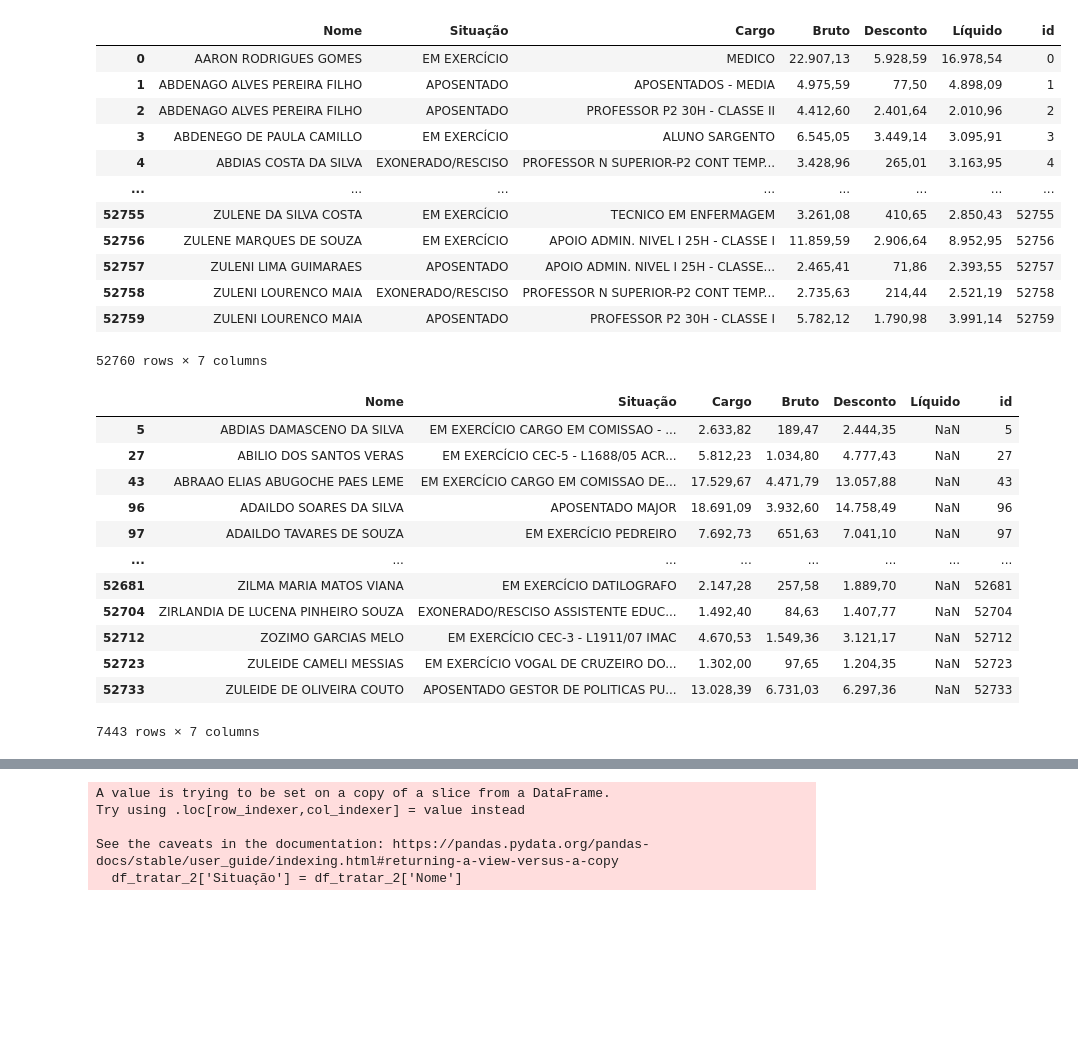
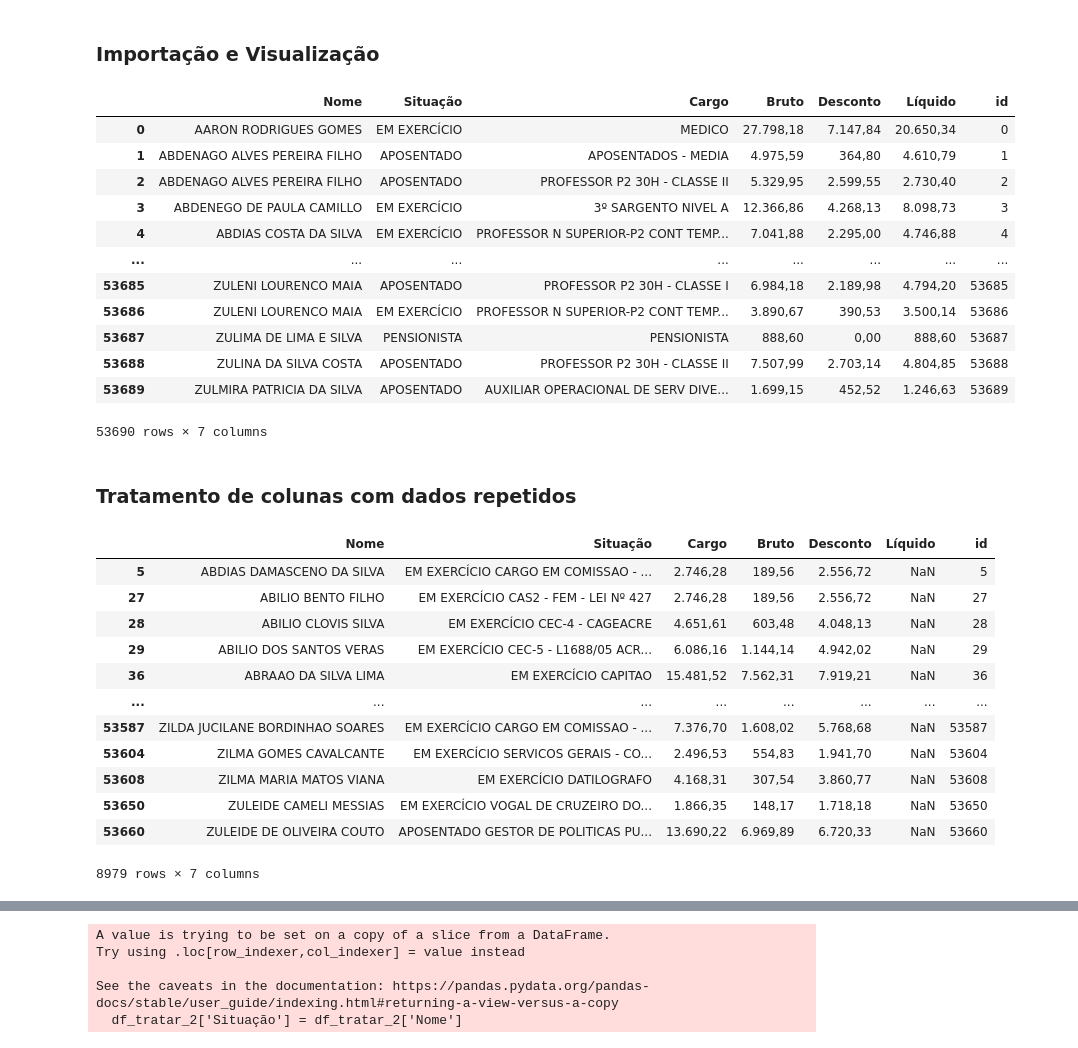
Before and after one commit to Maya42-bit/WebScraping_com_selenium_gov_Acre, a Jupyter notebook: tratamento.ipynb, the cells around one changed output, grey strips where cells are left out. Saved outputs shown, nothing was run; the diff lists cells and outputs as text; code cells hidden in the pictures; blank space fills up the shorter version.

```diff
--- a/tratamento.ipynb
+++ b/tratamento.ipynb
@@ -1,3 +1,5 @@
+# %% [markdown]
+### Importação e Visualização
 # %%
 #Import das bibliotecas
 
@@ -7,25 +9,27 @@ import re
 # %%
 #Ler o arquivo
 #update df set Situação = trim(Situação)
 
-df = pd.read_csv("Bases/acre_boladao_FEV_2023.csv", sep=',')
+df = pd.read_csv("Bases/acre_boladao_JUN_2023.csv", sep=',')
 df['id'] = range(len(df))
 df['Situação'] = df['Situação'].str.strip()
 df
 # %% [output]
 |  | Nome | Situação | Cargo | Bruto | Desconto | Líquido | id |
-| 0 | AARON RODRIGUES GOMES | EM EXERCÍCIO | MEDICO | 22.907,13 | 5.928,59 | 16.978,54 | 0 |
-| 1 | ABDENAGO ALVES PEREIRA FILHO | APOSENTADO | APOSENTADOS - MEDIA | 4.975,59 | 77,50 | 4.898,09 | 1 |
-| 2 | ABDENAGO ALVES PEREIRA FILHO | APOSENTADO | PROFESSOR P2 30H - CLASSE II | 4.412,60 | 2.401,64 | 2.010,96 | 2 |
-| 3 | ABDENEGO DE PAULA CAMILLO | EM EXERCÍCIO | ALUNO SARGENTO | 6.545,05 | 3.449,14 | 3.095,91 | 3 |
-| 4 | ABDIAS COSTA DA SILVA | EXONERADO/RESCISO | PROFESSOR N SUPERIOR-P2 CONT TEMP... | 3.428,96 | 265,01 | 3.163,95 | 4 |
+| 0 | AARON RODRIGUES GOMES | EM EXERCÍCIO | MEDICO | 27.798,18 | 7.147,84 | 20.650,34 | 0 |
+| 1 | ABDENAGO ALVES PEREIRA FILHO | APOSENTADO | APOSENTADOS - MEDIA | 4.975,59 | 364,80 | 4.610,79 | 1 |
+| 2 | ABDENAGO ALVES PEREIRA FILHO | APOSENTADO | PROFESSOR P2 30H - CLASSE II | 5.329,95 | 2.599,55 | 2.730,40 | 2 |
+| 3 | ABDENEGO DE PAULA CAMILLO | EM EXERCÍCIO | 3º SARGENTO NIVEL A | 12.366,86 | 4.268,13 | 8.098,73 | 3 |
+| 4 | ABDIAS COSTA DA SILVA | EM EXERCÍCIO | PROFESSOR N SUPERIOR-P2 CONT TEMP... | 7.041,88 | 2.295,00 | 4.746,88 | 4 |
 | ... | ... | ... | ... | ... | ... | ... | ... |
-| 52755 | ZULENE DA SILVA COSTA | EM EXERCÍCIO | TECNICO EM ENFERMAGEM | 3.261,08 | 410,65 | 2.850,43 | 52755 |
-| 52756 | ZULENE MARQUES DE SOUZA | EM EXERCÍCIO | APOIO ADMIN. NIVEL I 25H - CLASSE I | 11.859,59 | 2.906,64 | 8.952,95 | 52756 |
-| 52757 | ZULENI LIMA GUIMARAES | APOSENTADO | APOIO ADMIN. NIVEL I 25H - CLASSE... | 2.465,41 | 71,86 | 2.393,55 | 52757 |
-| 52758 | ZULENI LOURENCO MAIA | EXONERADO/RESCISO | PROFESSOR N SUPERIOR-P2 CONT TEMP... | 2.735,63 | 214,44 | 2.521,19 | 52758 |
-| 52759 | ZULENI LOURENCO MAIA | APOSENTADO | PROFESSOR P2 30H - CLASSE I | 5.782,12 | 1.790,98 | 3.991,14 | 52759 |
+| 53685 | ZULENI LOURENCO MAIA | APOSENTADO | PROFESSOR P2 30H - CLASSE I | 6.984,18 | 2.189,98 | 4.794,20 | 53685 |
+| 53686 | ZULENI LOURENCO MAIA | EM EXERCÍCIO | PROFESSOR N SUPERIOR-P2 CONT TEMP... | 3.890,67 | 390,53 | 3.500,14 | 53686 |
+| 53687 | ZULIMA DE LIMA E SILVA | PENSIONISTA | PENSIONISTA | 888,60 | 0,00 | 888,60 | 53687 |
+| 53688 | ZULINA DA SILVA COSTA | APOSENTADO | PROFESSOR P2 30H - CLASSE II | 7.507,99 | 2.703,14 | 4.804,85 | 53688 |
+| 53689 | ZULMIRA PATRICIA DA SILVA | APOSENTADO | AUXILIAR OPERACIONAL DE SERV DIVE... | 1.699,15 | 452,52 | 1.246,63 | 53689 |
-52760 rows × 7 columns
+53690 rows × 7 columns
+# %% [markdown]
+### Tratamento de colunas com dados repetidos
 # %%
 #Copiar para um novo dataframe os que estão a coluna SITUAÇÃO errada
 
@@ -33,18 +37,18 @@ df_tratar = df[df['Líquido'].isnull()]
 df_tratar
 # %% [output]
 |  | Nome | Situação | Cargo | Bruto | Desconto | Líquido | id |
-| 5 | ABDIAS DAMASCENO DA SILVA | EM EXERCÍCIO CARGO EM COMISSAO - ... | 2.633,82 | 189,47 | 2.444,35 | NaN | 5 |
-| 27 | ABILIO DOS SANTOS VERAS | EM EXERCÍCIO CEC-5 - L1688/05 ACR... | 5.812,23 | 1.034,80 | 4.777,43 | NaN | 27 |
-| 43 | ABRAAO ELIAS ABUGOCHE PAES LEME | EM EXERCÍCIO CARGO EM COMISSAO DE... | 17.529,67 | 4.471,79 | 13.057,88 | NaN | 43 |
-| 96 | ADAILDO SOARES DA SILVA | APOSENTADO MAJOR | 18.691,09 | 3.932,60 | 14.758,49 | NaN | 96 |
-| 97 | ADAILDO TAVARES DE SOUZA | EM EXERCÍCIO PEDREIRO | 7.692,73 | 651,63 | 7.041,10 | NaN | 97 |
+| 5 | ABDIAS DAMASCENO DA SILVA | EM EXERCÍCIO CARGO EM COMISSAO - ... | 2.746,28 | 189,56 | 2.556,72 | NaN | 5 |
+| 27 | ABILIO BENTO FILHO | EM EXERCÍCIO CAS2 - FEM - LEI Nº 427 | 2.746,28 | 189,56 | 2.556,72 | NaN | 27 |
+| 28 | ABILIO CLOVIS SILVA | EM EXERCÍCIO CEC-4 - CAGEACRE | 4.651,61 | 603,48 | 4.048,13 | NaN | 28 |
+| 29 | ABILIO DOS SANTOS VERAS | EM EXERCÍCIO CEC-5 - L1688/05 ACR... | 6.086,16 | 1.144,14 | 4.942,02 | NaN | 29 |
+| 36 | ABRAAO DA SILVA LIMA | EM EXERCÍCIO CAPITAO | 15.481,52 | 7.562,31 | 7.919,21 | NaN | 36 |
 | ... | ... | ... | ... | ... | ... | ... | ... |
-| 52681 | ZILMA MARIA MATOS VIANA | EM EXERCÍCIO DATILOGRAFO | 2.147,28 | 257,58 | 1.889,70 | NaN | 52681 |
-| 52704 | ZIRLANDIA DE LUCENA PINHEIRO SOUZA | EXONERADO/RESCISO ASSISTENTE EDUC... | 1.492,40 | 84,63 | 1.407,77 | NaN | 52704 |
-| 52712 | ZOZIMO GARCIAS MELO | EM EXERCÍCIO CEC-3 - L1911/07 IMAC | 4.670,53 | 1.549,36 | 3.121,17 | NaN | 52712 |
-| 52723 | ZULEIDE CAMELI MESSIAS | EM EXERCÍCIO VOGAL DE CRUZEIRO DO... | 1.302,00 | 97,65 | 1.204,35 | NaN | 52723 |
-| 52733 | ZULEIDE DE OLIVEIRA COUTO | APOSENTADO GESTOR DE POLITICAS PU... | 13.028,39 | 6.731,03 | 6.297,36 | NaN | 52733 |
+| 53587 | ZILDA JUCILANE BORDINHAO SOARES | EM EXERCÍCIO CARGO EM COMISSAO - ... | 7.376,70 | 1.608,02 | 5.768,68 | NaN | 53587 |
+| 53604 | ZILMA GOMES CAVALCANTE | EM EXERCÍCIO SERVICOS GERAIS - CO... | 2.496,53 | 554,83 | 1.941,70 | NaN | 53604 |
+| 53608 | ZILMA MARIA MATOS VIANA | EM EXERCÍCIO DATILOGRAFO | 4.168,31 | 307,54 | 3.860,77 | NaN | 53608 |
+| 53650 | ZULEIDE CAMELI MESSIAS | EM EXERCÍCIO VOGAL DE CRUZEIRO DO... | 1.866,35 | 148,17 | 1.718,18 | NaN | 53650 |
+| 53660 | ZULEIDE DE OLIVEIRA COUTO | APOSENTADO GESTOR DE POLITICAS PU... | 13.690,22 | 6.969,89 | 6.720,33 | NaN | 53660 |
-7443 rows × 7 columns
+8979 rows × 7 columns
 # %%
 #Realocar as colunas paras as posições certas
 
```
Also changed, not shown: parts of 10 cells of this notebook, 6 other files.
